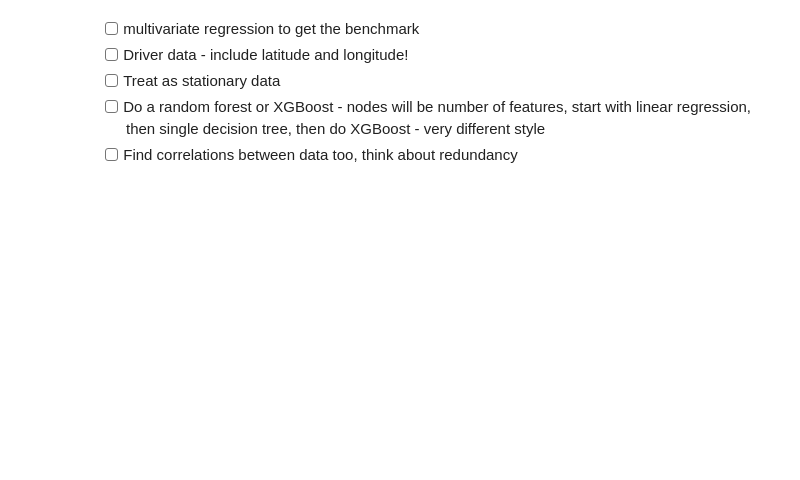
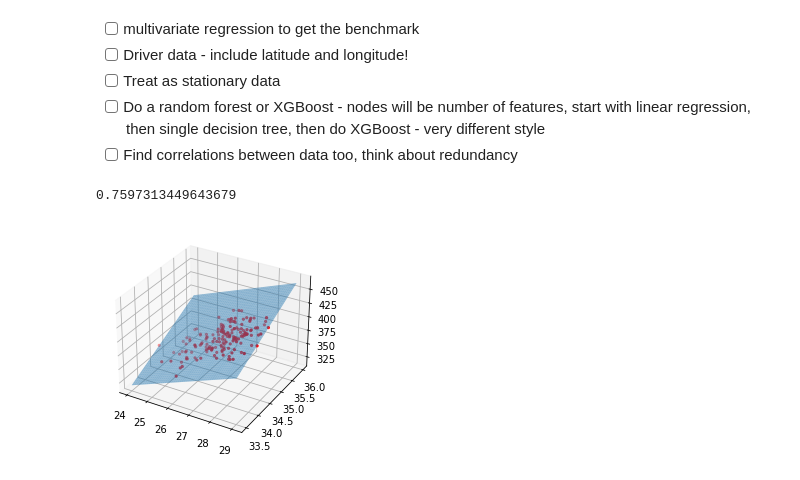
Before and after one commit to UW-ESS-DS/MLGeo_Final_NR_MS, a Jupyter notebook: Code/ROMS_Analysis.ipynb, the cells around one changed output. Cells and saved outputs as stored; diff of their text form; code cells hidden in the pictures; blank space fills up the shorter version.

Commit message:
first pass at linear regression

```diff
--- a/Code/ROMS_Analysis.ipynb
+++ b/Code/ROMS_Analysis.ipynb
@@ -98,3 +100,7 @@ ax.add_feature(coast_50m)
 - [ ] Treat as stationary data
 - [ ] Do a random forest or XGBoost - nodes will be number of features, start with linear regression, then single decision tree, then do XGBoost - very different style
 - [ ] Find correlations between data too, think about redundancy
+# %%
+t = ds.temp[:,0,0,0]
+pco2 = ds.pco2[:,0,0,0]
+salt = ds.salt[:,0,0,0]
@@ -100,0 +109,27 @@ ax.add_feature(coast_50m)
+# %%
+X = np.column_stack((t.data, salt.data))
+# %%
+reg = LinearRegression().fit(X,pco2.data)
+# %%
+reg.score(X,pco2.data)
+# %% [output]
+0.7597313449643679
+# %%
+from mpl_toolkits.mplot3d import Axes3D
+
+fig = plt.figure()
+ax = fig.add_subplot(111, projection='3d')
+
+ax.scatter(X[:,0], X[:,1], pco2.data, marker='.', color='red')
+
+coef = reg.coef_
+intercept = reg.intercept_
+
+ts = np.tile(np.linspace(24,29,100),(100,1))
+ss = np.tile(np.linspace(33.5,36,100),(100,1)).T
+ps = ts * coef[0] + ss * coef[1] + intercept
+
+ax.plot_surface(ts,ss,ps, alpha=0.5)
+plt.show()
+# %% [output]
+[figure, added]
```
Also changed, not shown: parts of 4 cells of this notebook.
